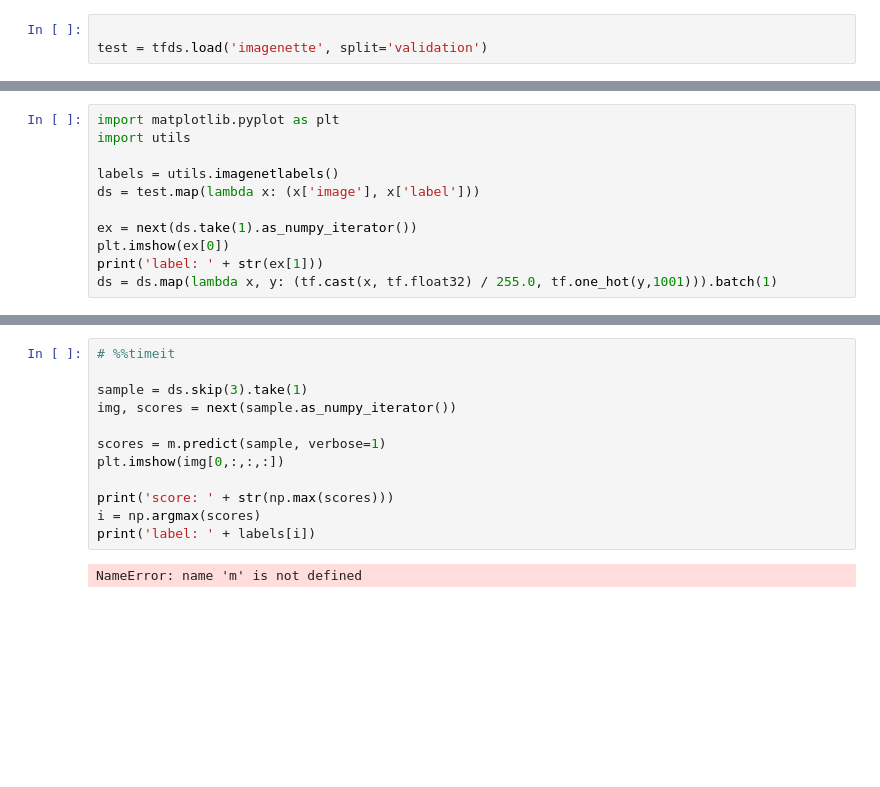
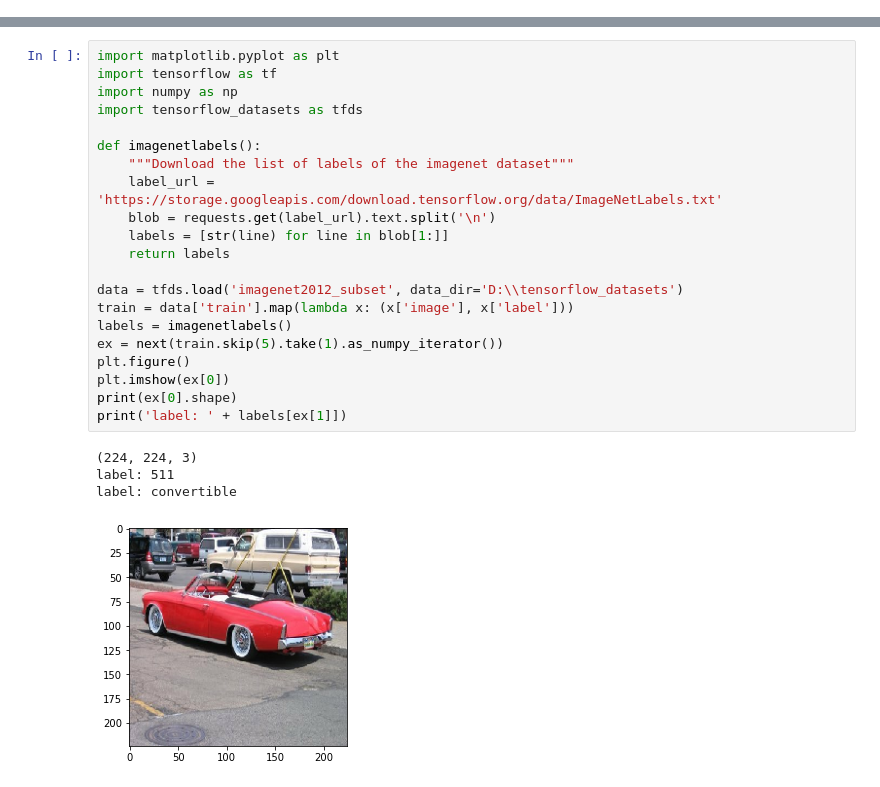
Before and after one commit to robjmenna/RBE595_deeplearning_final, a Jupyter notebook: resnet151.ipynb, the cells around one changed output, grey strips where cells are left out. Drawn from its saved outputs; the diff is of its cells as text; blank space fills up the shorter version.

```diff
--- a/resnet151.ipynb
+++ b/resnet151.ipynb
@@ -7,3 +2,0 @@ import tensorflow_datasets as tfds
-# %%
-
-test = tfds.load('imagenette', split='validation')
@@ -21,11 +2,0 @@ Dataset imagenette downloaded and prepared to C:\Users\robjm\tensorflow_datasets
-# %%
-import matplotlib.pyplot as plt
-import utils
-
-labels = utils.imagenetlabels()
-ds = test.map(lambda x: (x['image'], x['label']))
-
-ex = next(ds.take(1).as_numpy_iterator())
-plt.imshow(ex[0])
-print('label: ' + str(ex[1]))
-ds = ds.map(lambda x, y: (tf.cast(x, tf.float32) / 255.0, tf.one_hot(y,1001))).batch(1)
@@ -46,14 +3,26 @@ m.build([None, 224, 224, 3])  # Batch input shape.
-# %%
-# %%timeit
-
-sample = ds.skip(3).take(1)
-img, scores = next(sample.as_numpy_iterator())
-
-scores = m.predict(sample, verbose=1)
-plt.imshow(img[0,:,:,:])
-
-print('score: ' + str(np.max(scores)))
-i = np.argmax(scores)
-print('label: ' + labels[i])
-# %% [output]
-NameError: name 'm' is not defined
+# %%
+import matplotlib.pyplot as plt
+import tensorflow as tf
+import numpy as np
+import tensorflow_datasets as tfds
+
+def imagenetlabels():
+    """Download the list of labels of the imagenet dataset"""
+    label_url = 'https://storage.googleapis.com/download.tensorflow.org/data/ImageNetLabels.txt'
+    blob = requests.get(label_url).text.split('\n')
+    labels = [str(line) for line in blob[1:]]
+    return labels
+
+data = tfds.load('imagenet2012_subset', data_dir='D:\\tensorflow_datasets')
+train = data['train'].map(lambda x: (x['image'], x['label']))
+labels = imagenetlabels()
+ex = next(train.skip(5).take(1).as_numpy_iterator())
+plt.figure()
+plt.imshow(ex[0])
+print(ex[0].shape)
+print('label: ' + labels[ex[1]])
+# %% [output]
+(224, 224, 3)
+label: 511
+label: convertible
+[figure, added]
```
Also changed, not shown: parts of 6 cells of this notebook, 1 other file.
